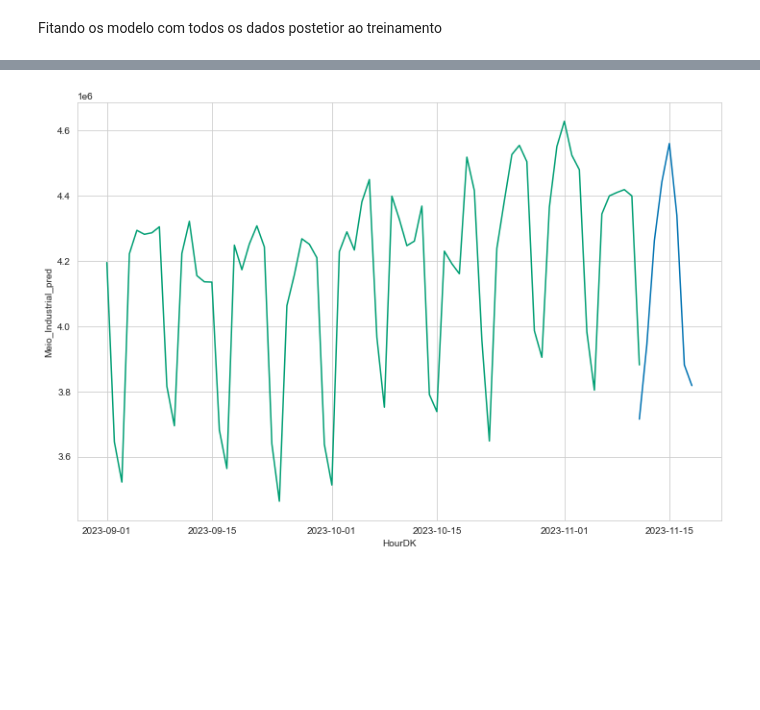
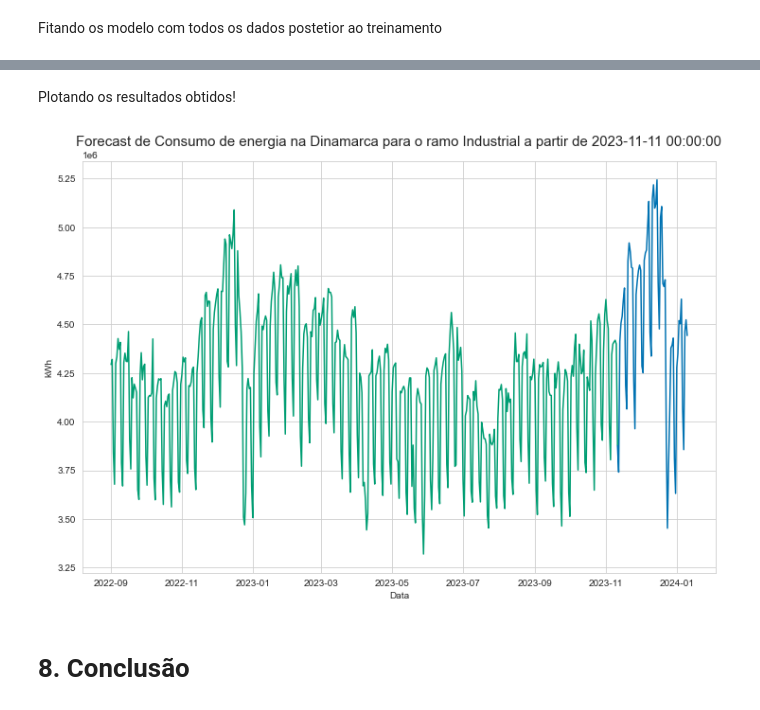
Before and after one commit to GiovaneCarvalho/Forecast_Consumo_Energia_Dinamarques, a Jupyter notebook: API.ipynb, the cells around one changed output, grey strips where cells are left out. Drawn from its saved outputs; the diff is of its cells as text; code cells hidden in the pictures; blank space fills up the shorter version.

```diff
--- a/API.ipynb
+++ b/API.ipynb
@@ -1305,11 +1342,15 @@ df_day_ind_ml_2.tail()
 # %% [markdown]
 Fitando os modelo com todos os dados postetior ao treinamento
 # %%
-cols = df_day_ind_ml_2.columns[-5:]
+cols = df_day_ind_ml_1.columns[-5:]
 
 #Treinando com todos os dados para prever o futuro
-x_treino = df_day_ind_ml_2[cols]
-y_treino = df_day_ind_ml_2['Meio Industrial']
+x_treino = df_day_ind_ml_1[cols]
+y_treino = df_day_ind_ml_1['Meio Industrial']
+
+x_treino = x_treino.astype({'Semana_ano':'int'})
+x_test = x_test.astype({'Semana_ano':'int'})
+
 
 xgb_regr_bm = xgb.XGBRegressor(**RSCV.best_params_)
 xgb_regr_bm.fit(x_treino, y_treino)
@@ -1321,7 +1364,7 @@ from datetime import timedelta
 # %%
 #Maior valor de data
-inicio = df_day_ind_ml_2.index.max()
-datas_futuras = pd.date_range(inicio, inicio + timedelta(days=7))
+inicio = df_day_ind_ml_1.index.max()
+datas_futuras = pd.date_range(inicio, inicio + timedelta(days=60))
 datas_futuras = pd.DataFrame(index = datas_futuras)
 
 
@@ -1342,0 +1377,3 @@ df_day_ind_fut_lag = cria_var_lag_future(df_day_ind_fut)
+# %%
+df_day_ind_fut_day_feature = cria_var(df_day_ind_fut)
+df_day_ind_fut_day_feature = df_day_ind_fut_day_feature.astype({'Semana_ano':'int'})
@@ -1343,6 +1382,6 @@ df_day_ind_fut_lag = cria_var_lag_future(df_day_ind_fut)
 # %%
-cols = df_day_ind_fut_lag.columns[-5:]
-df_day_ind_fut_lag = df_day_ind_fut_lag[df_day_ind_fut_lag['Futuro'] == True][cols]
+cols = df_day_ind_fut_day_feature.columns[-5:]
+df_day_ind_fut_lag = df_day_ind_fut_day_feature[df_day_ind_fut_day_feature['Futuro'] == True][cols]
 
 df_day_ind_fut_lag.head()
 # %% [output]
@@ -1377,13 +1399,20 @@ df_day_ind_ml_2['2023-01-01':]
+# %% [markdown]
+Plotando os resultados obtidos!
 # %%
 #Plota as comparações de Resultados
 
-limite = df_day_ind_ml_2['2023-09-01':]
+limite = df_day_ind_ml_2['2022-09-01':]
 
 fig, ax = plt.subplots(figsize = (12,8))
 sns.lineplot(data = y_pred, x = y_pred.index, y = y_pred['Meio_Industrial_pred'], ax = ax)
 sns.lineplot(data = limite, x = limite.index, y = limite['Meio Industrial'], ax = ax)
+plt.title(f'Forecast de Consumo de energia na Dinamarca para o ramo Industrial a partir de {inicio}', fontsize=15)
+plt.ylabel('kWh', fontsize=10)
+plt.xlabel('Data', fontsize=10)
 plt.show()
 # %% [output]
-[figure, old version]
+[figure, new version]
 # %%
 mlflow.end_run()
+# %% [markdown]
+# 8. Conclusão
```
Also changed, not shown: parts of 77 cells of this notebook.
